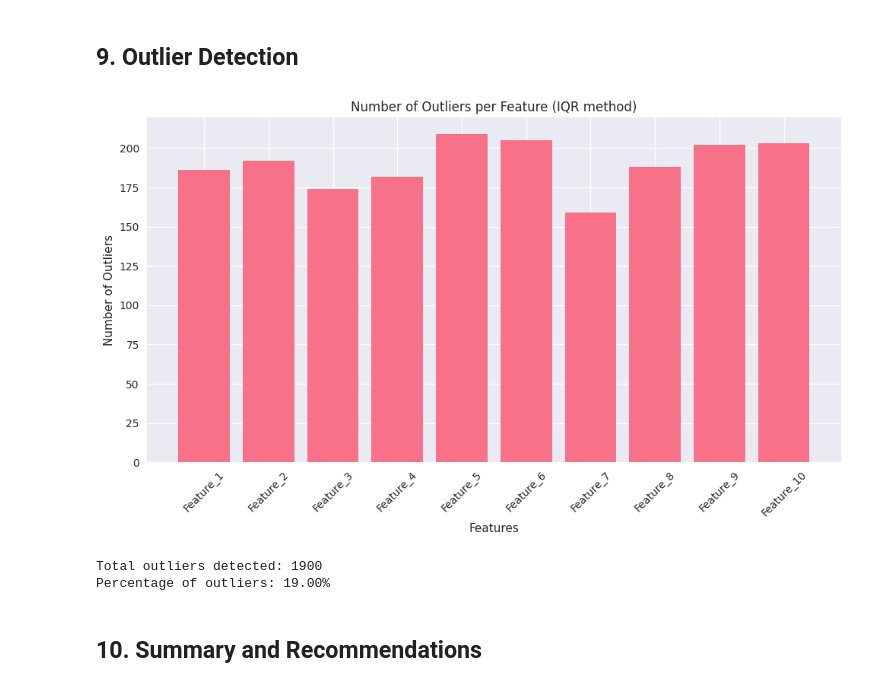
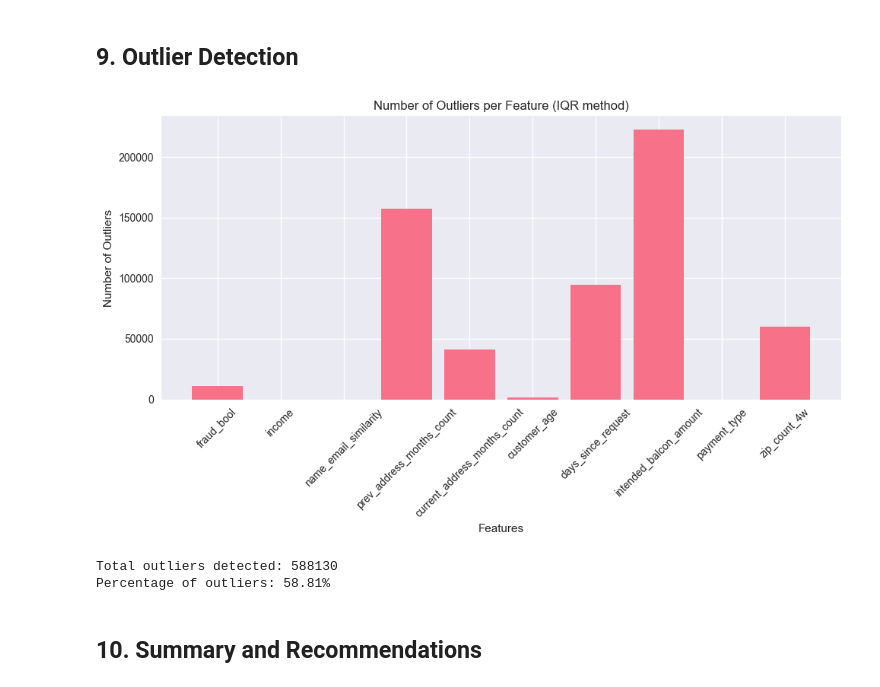
Before and after one commit to Anu27n/Project1, a Jupyter notebook: notebooks/01_data_exploration.ipynb, the cells around one changed output. Cells and saved outputs as stored; diff of their text form; code cells hidden in the pictures.

```diff
--- a/notebooks/01_data_exploration.ipynb
+++ b/notebooks/01_data_exploration.ipynb
@@ -121,6 +116,15 @@ This dataset is highly imbalanced
 ## 4. Feature Distribution Analysis
 # %%
 # Plot feature distributions
-fig = plot_data_distribution(X, y, feature_names[:12])  # First 12 features
+fig, axes = plt.subplots(3, 4, figsize=(20, 15))  # Create a grid for 12 features
+axes = axes.flatten()
+
+for i, feature in enumerate(data.columns[:12]):  # First 12 features
+    sns.histplot(data=data, x=feature, hue='fraud_bool', kde=True, ax=axes[i])
+    axes[i].set_title(f'Distribution of {feature}')
+    axes[i].set_xlabel(feature)
+    axes[i].set_ylabel('Frequency')
+
+plt.tight_layout()
 plt.show()
 # %% [output]
@@ -128,9 +132,14 @@ plt.show()
 # %% [markdown]
 ## 5. Correlation Analysis
 # %%
-# Calculate correlation with target variable
-correlations_with_target = df.corr()['Class'].sort_values(ascending=False)
-print("Correlation with Target Variable (Class):")
+# Encode categorical features
+data_encoded = data.copy()
+for col in data_encoded.select_dtypes(include=['object', 'category']).columns:
+    data_encoded[col] = data_encoded[col].astype('category').cat.codes
+
+# Now calculate correlation with target variable
+correlations_with_target = data_encoded.corr()['fraud_bool'].sort_values(ascending=False)
+print("Correlation with Target Variable (fraud_bool):")
 print(correlations_with_target[:-1])  # Exclude self-correlation
 
 # Plot top correlated features
@@ -270,34 +292,34 @@ Feature_10 -3.441734  6.430779   9.872512  1.132612
 ## 9. Outlier Detection
 # %%
 # Detect outliers using IQR method
-def detect_outliers_iqr(data, feature_idx):
-    Q1 = np.percentile(data[:, feature_idx], 25)
-    Q3 = np.percentile(data[:, feature_idx], 75)
+def detect_outliers_iqr(data, feature_name):
+    Q1 = np.percentile(data[feature_name], 25)
+    Q3 = np.percentile(data[feature_name], 75)
     IQR = Q3 - Q1
     lower_bound = Q1 - 1.5 * IQR
     upper_bound = Q3 + 1.5 * IQR
-
-    outliers = (data[:, feature_idx] < lower_bound) | (data[:, feature_idx] > upper_bound)
+    outliers = (data[feature_name] < lower_bound) | (data[feature_name] > upper_bound)
     return outliers.sum()
 
 # Calculate outliers for first 10 features
-outlier_counts = [detect_outliers_iqr(X, i) for i in range(min(10, X.shape[1]))]
+first_10_features = data_encoded.columns[:10]
+outlier_counts = [detect_outliers_iqr(data_encoded, feature) for feature in first_10_features]
 
 plt.figure(figsize=(10, 6))
-plt.bar(feature_names[:10], outlier_counts)
+plt.bar(first_10_features, outlier_counts)
 plt.title('Number of Outliers per Feature (IQR method)')
 plt.xlabel('Features')
 plt.ylabel('Number of Outliers')
 plt.xticks(rotation=45)
 plt.tight_layout()
 plt.show()
 
 print(f"Total outliers detected: {sum(outlier_counts)}")
-print(f"Percentage of outliers: {sum(outlier_counts) / len(X) * 100:.2f}%")
+print(f"Percentage of outliers: {sum(outlier_counts) / len(data_encoded) * 100:.2f}%")
 # %% [output]
-[figure, old version]
+[figure, new version]
-Total outliers detected: 1900
-Percentage of outliers: 19.00%
+Total outliers detected: 588130
+Percentage of outliers: 58.81%
 # %% [markdown]
 ## 10. Summary and Recommendations
 # %%
```
Also changed, not shown: parts of 14 cells of this notebook, 25 other files.
